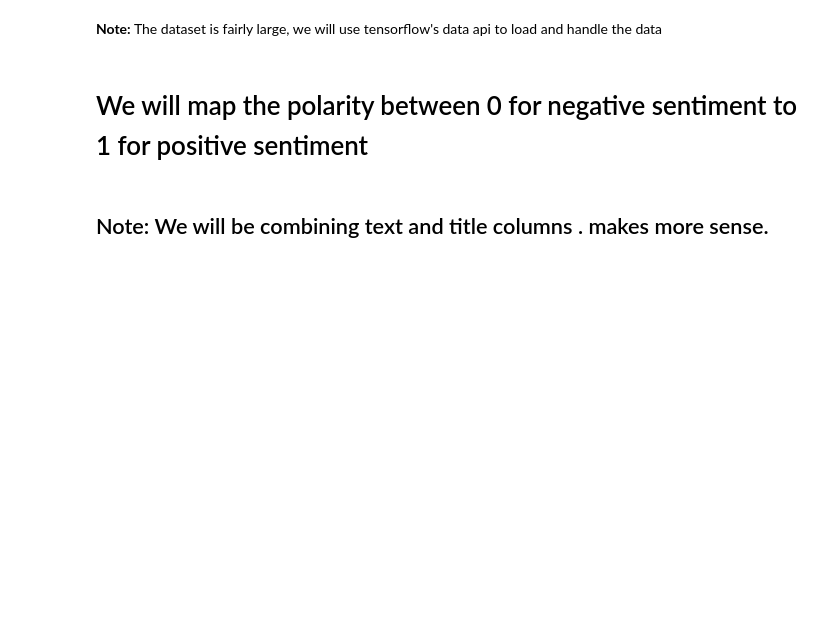
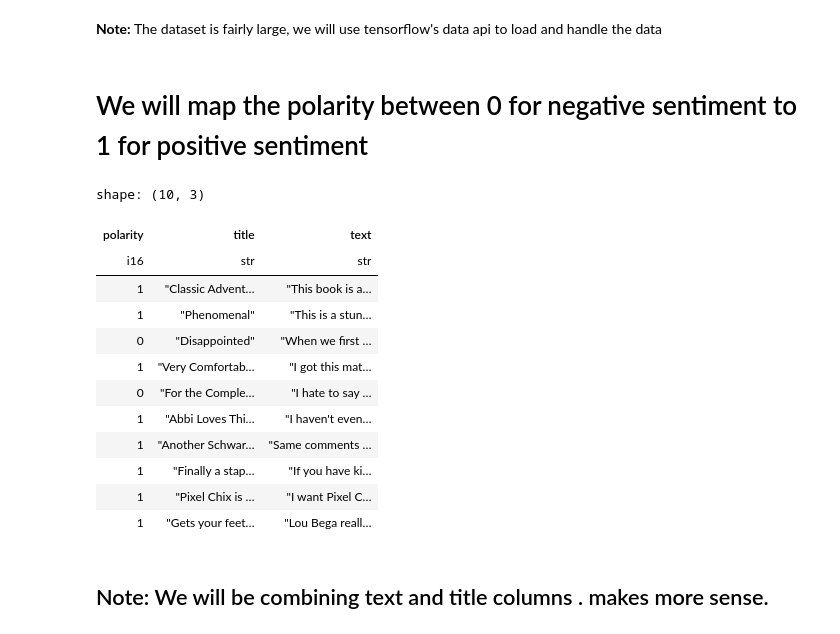
Before and after one commit to tikendraw/Amazon-review-sentiment-analysis, a Jupyter notebook: notebook/amazon-review-sentiment-analysis.ipynb, the cells around one changed output. Drawn from its saved outputs; the diff is of its cells as text; code cells hidden in the pictures; blank space fills up the shorter version.

```diff
--- a/notebook/amazon-review-sentiment-analysis.ipynb
+++ b/notebook/amazon-review-sentiment-analysis.ipynb
@@ -186,15 +204,29 @@ Not running on CoLab
 # %% [markdown]
 # We will map the polarity between 0 for negative sentiment to 1 for positive sentiment
 # %%
-# df = df.with_columns([
-#                     pl.col('polarity').apply(lambda x: 0 if x == 1 else 1).alias('polarity')
-#                      ])
+df = df.with_columns([
+                    pl.col('polarity').apply(lambda x: 0 if x == 1 else 1).alias('polarity')
+                     ])
 
-# df = df.with_columns([
-#                      pl.col('polarity').cast(pl.Int16, strict=False).alias('polarity')
-#                      ])
+df = df.with_columns([
+                     pl.col('polarity').cast(pl.Int16, strict=False).alias('polarity')
+                     ])
 # %%
-# df.sample(10)
+df.sample(10)
+# %% [output]
+shape: (10, 3)
+| polarity | title | text |
+| i16 | str | str |
+| 1 | "Classic Advent… | "This book is a… |
+| 1 | "Phenomenal" | "This is a stun… |
+| 0 | "Disappointed" | "When we first … |
+| 1 | "Very Comfortab… | "I got this mat… |
+| 0 | "For the Comple… | "I hate to say … |
+| 1 | "Abbi Loves Thi… | "I haven't even… |
+| 1 | "Another Schwar… | "Same comments … |
+| 1 | "Finally a stap… | "If you have ki… |
+| 1 | "Pixel Chix is … | "I want Pixel C… |
+| 1 | "Gets your feet… | "Lou Bega reall… |
 # %% [markdown]
 ## Note: We will be combining text and title columns . makes more sense.
 # %%
```
Also changed, not shown: parts of 35 cells of this notebook.
